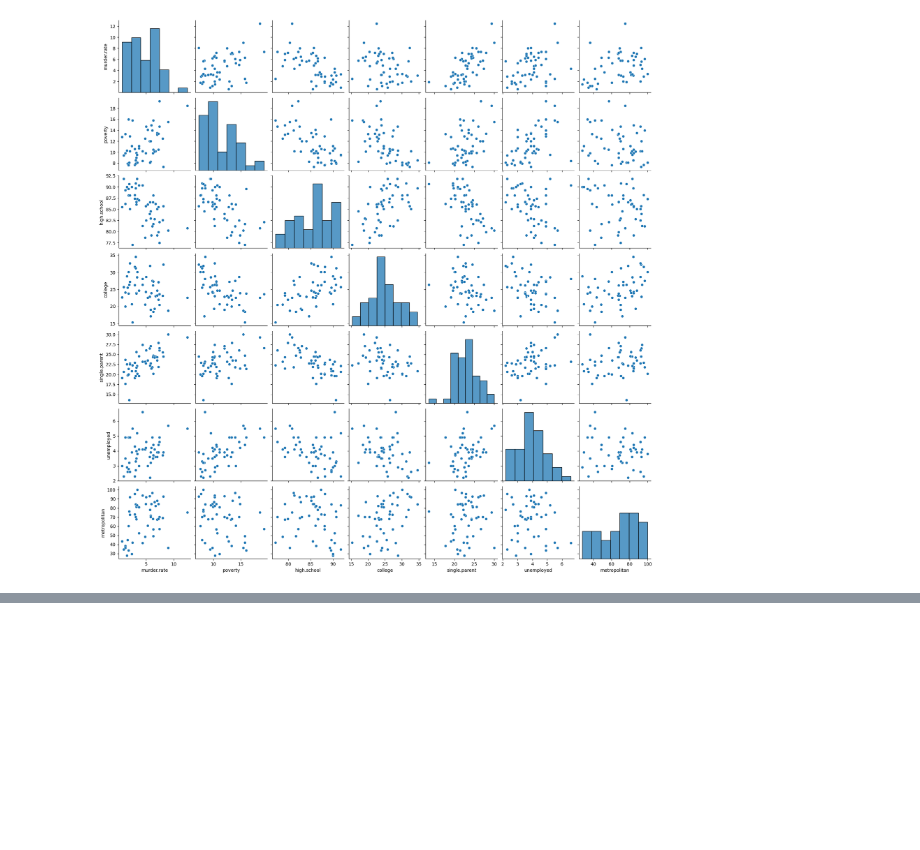
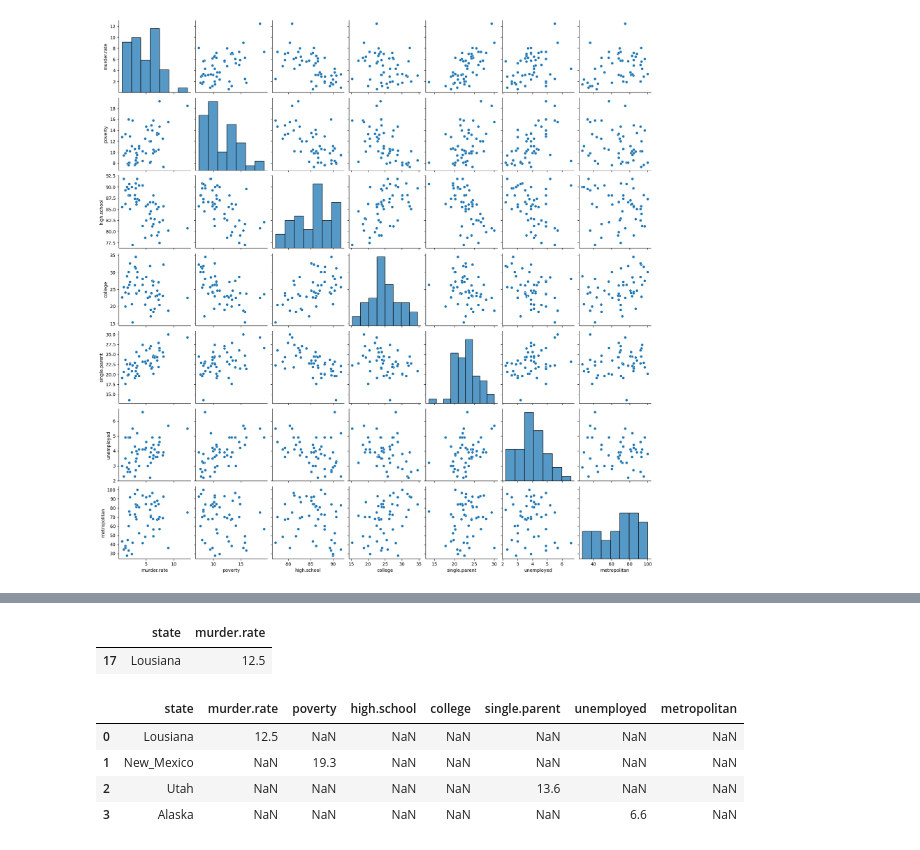
Before and after one commit to Vyrima/DL_Demo, a Jupyter notebook: notebooks/MiniProject.ipynb, the cells around one changed output, grey strips where cells are left out. Cells and saved outputs as stored; diff of their text form; code cells hidden in the pictures; blank space fills up the shorter version.

```diff
--- a/notebooks/MiniProject.ipynb
+++ b/notebooks/MiniProject.ipynb
@@ -126,0 +154,6 @@ sns.boxplot(df[numeric_features])
+# %%
+outliers = df[(df['murder.rate'] < lower) | (df['murder.rate'] > upper)]
+outliers[['state', 'murder.rate']]
+# %% [output]
+|  | state | murder.rate |
+| 17 | Lousiana | 12.5 |
@@ -126,0 +176,8 @@ sns.boxplot(df[numeric_features])
+# %%
+outliers_df1 #select to show what columns have outliers
+# %% [output]
+|  | state | murder.rate | poverty | high.school | college | single.parent | unemployed | metropolitan |
+| 0 | Lousiana | 12.5 | NaN | NaN | NaN | NaN | NaN | NaN |
+| 1 | New_Mexico | NaN | 19.3 | NaN | NaN | NaN | NaN | NaN |
+| 2 | Utah | NaN | NaN | NaN | NaN | 13.6 | NaN | NaN |
+| 3 | Alaska | NaN | NaN | NaN | NaN | NaN | 6.6 | NaN |
```
Also changed, not shown: parts of 12 cells of this notebook.
